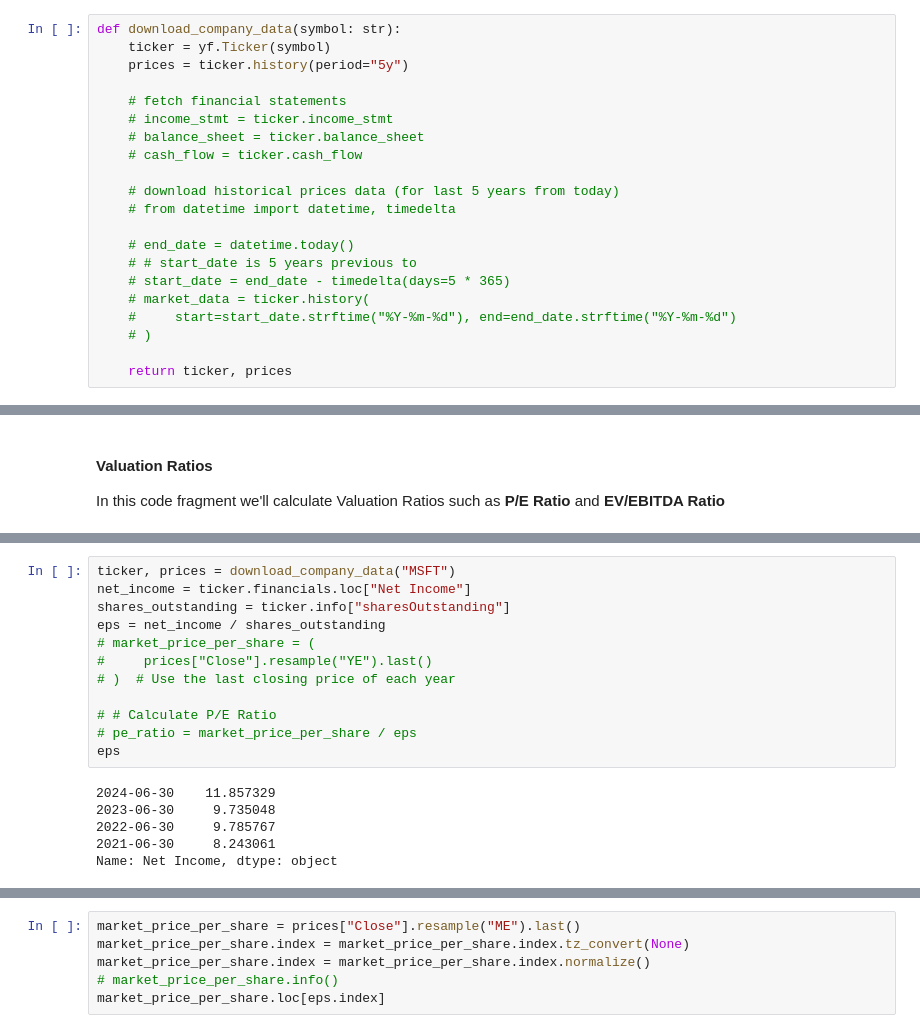
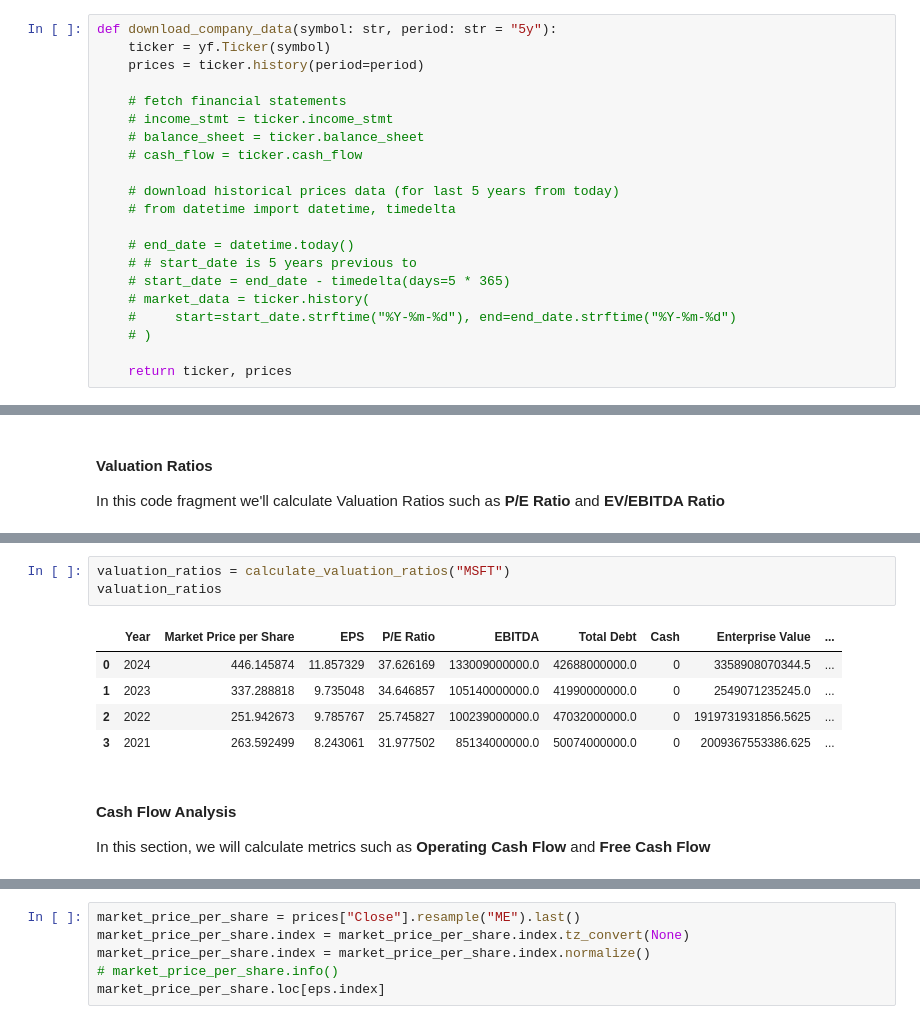
Before and after one commit to mjbhobe/InvestmentDecisionAnalysis, a Jupyter notebook: InvestmentDecisionAnalysis.ipynb, the cells around one changed output, grey strips where cells are left out. Saved outputs shown, nothing was run; the diff lists cells and outputs as text.

```diff
--- a/InvestmentDecisionAnalysis.ipynb
+++ b/InvestmentDecisionAnalysis.ipynb
@@ -16,9 +16,9 @@ _ = load_dotenv(find_dotenv())
 # %% [markdown]
 ### Download Financial & historical stock data
 # %%
-def download_company_data(symbol: str):
+def download_company_data(symbol: str, period: str = "5y"):
     ticker = yf.Ticker(symbol)
-    prices = ticker.history(period="5y")
+    prices = ticker.history(period=period)
 
     # fetch financial statements
     # income_stmt = ticker.income_stmt
@@ -333,18 +323,12 @@ valuation_ratios
-# %%
-ticker, prices = download_company_data("MSFT")
-net_income = ticker.financials.loc["Net Income"]
-shares_outstanding = ticker.info["sharesOutstanding"]
-eps = net_income / shares_outstanding
-# market_price_per_share = (
-#     prices["Close"].resample("YE").last()
-# )  # Use the last closing price of each year
-
-# # Calculate P/E Ratio
-# pe_ratio = market_price_per_share / eps
-eps
-# %% [output]
-2024-06-30    11.857329
-2023-06-30     9.735048
-2022-06-30     9.785767
-2021-06-30     8.243061
-Name: Net Income, dtype: object
+# %%
+valuation_ratios = calculate_valuation_ratios("MSFT")
+valuation_ratios
+# %% [output]
+|  | Year | Market Price per Share | EPS | P/E Ratio | EBITDA | Total Debt | Cash | Enterprise Value | ... |
+| 0 | 2024 | 446.145874 | 11.857329 | 37.626169 | 133009000000.0 | 42688000000.0 | 0 | 3358908070344.5 | ... |
+| 1 | 2023 | 337.288818 | 9.735048 | 34.646857 | 105140000000.0 | 41990000000.0 | 0 | 2549071235245.0 | ... |
+| 2 | 2022 | 251.942673 | 9.785767 | 25.745827 | 100239000000.0 | 47032000000.0 | 0 | 1919731931856.5625 | ... |
+| 3 | 2021 | 263.592499 | 8.243061 | 31.977502 | 85134000000.0 | 50074000000.0 | 0 | 2009367553386.625 | ... |
+# %% [markdown]
+#### Cash Flow Analysis
+In this section, we will calculate metrics such as **Operating Cash Flow** and **Free Cash Flow**
```
Also changed, not shown: parts of 8 cells of this notebook, 1 other file.
